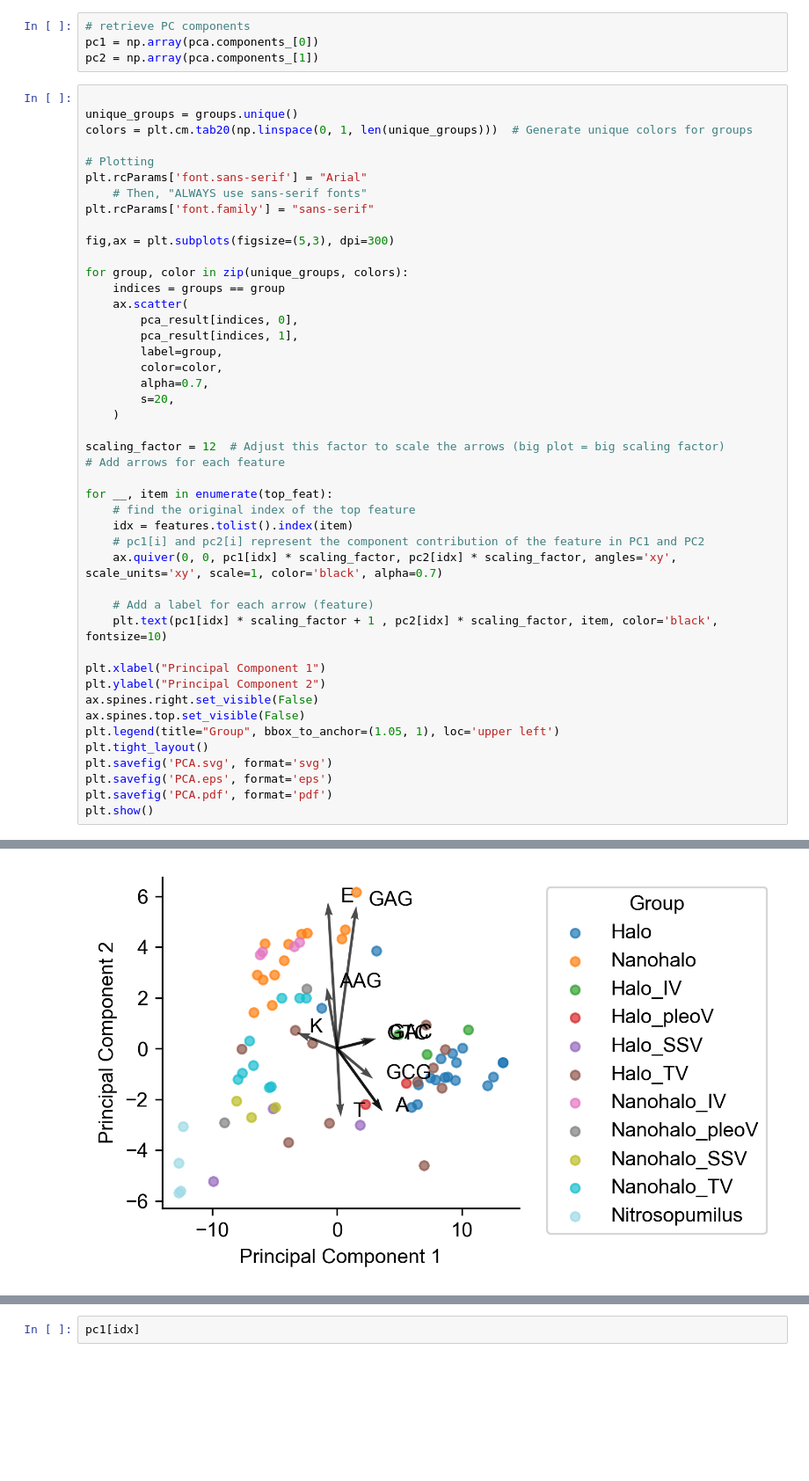
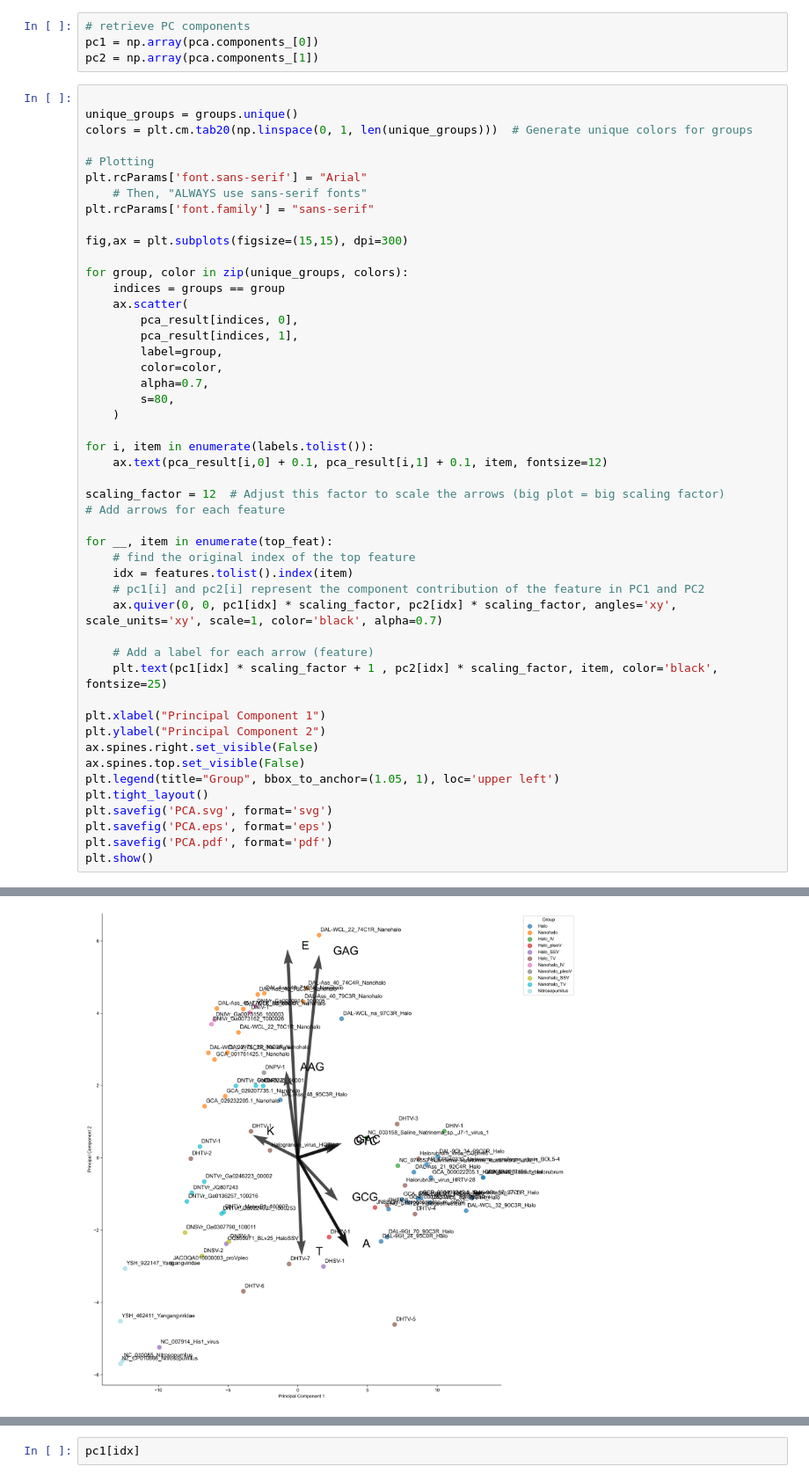
Before and after one commit to anqizhou13/genPCA, a Jupyter notebook: script.ipynb, the cells around one changed output, grey strips where cells are left out. Shown at 88% size. Saved outputs shown, nothing was run; the diff lists cells and outputs as text; blank space fills up the shorter version.

```diff
--- a/script.ipynb
+++ b/script.ipynb
@@ -96,7 +88,7 @@ plt.rcParams['font.sans-serif'] = "Arial"
     # Then, "ALWAYS use sans-serif fonts"
 plt.rcParams['font.family'] = "sans-serif"
 
-fig,ax = plt.subplots(figsize=(5,3), dpi=300)
+fig,ax = plt.subplots(figsize=(15,15), dpi=300)
 
 for group, color in zip(unique_groups, colors):
     indices = groups == group
@@ -104,33 +96,36 @@ for group, color in zip(unique_groups, colors):
         pca_result[indices, 0],
         pca_result[indices, 1],
         label=group,
         color=color,
         alpha=0.7,
-        s=20,
+        s=80,
     )
+
+for i, item in enumerate(labels.tolist()):
+    ax.text(pca_result[i,0] + 0.1, pca_result[i,1] + 0.1, item, fontsize=12)
 
 scaling_factor = 12  # Adjust this factor to scale the arrows (big plot = big scaling factor)
 # Add arrows for each feature
 
 for __, item in enumerate(top_feat):
     # find the original index of the top feature
     idx = features.tolist().index(item)
     # pc1[i] and pc2[i] represent the component contribution of the feature in PC1 and PC2
     ax.quiver(0, 0, pc1[idx] * scaling_factor, pc2[idx] * scaling_factor, angles='xy', scale_units='xy', scale=1, color='black', alpha=0.7)
 
     # Add a label for each arrow (feature)
-    plt.text(pc1[idx] * scaling_factor + 1 , pc2[idx] * scaling_factor, item, color='black', fontsize=10)
+    plt.text(pc1[idx] * scaling_factor + 1 , pc2[idx] * scaling_factor, item, color='black', fontsize=25)
 
 plt.xlabel("Principal Component 1")
 plt.ylabel("Principal Component 2")
 ax.spines.right.set_visible(False)
 ax.spines.top.set_visible(False)
 plt.legend(title="Group", bbox_to_anchor=(1.05, 1), loc='upper left')
 plt.tight_layout()
 plt.savefig('PCA.svg', format='svg')
 plt.savefig('PCA.eps', format='eps')
 plt.savefig('PCA.pdf', format='pdf')
 plt.show()
 # %% [output]
 The PostScript backend does not support transparency; partially transparent artists will be rendered opaque.
-[figure, old version]
+[figure, new version]
```
Also changed, not shown: parts of 4 cells of this notebook.
